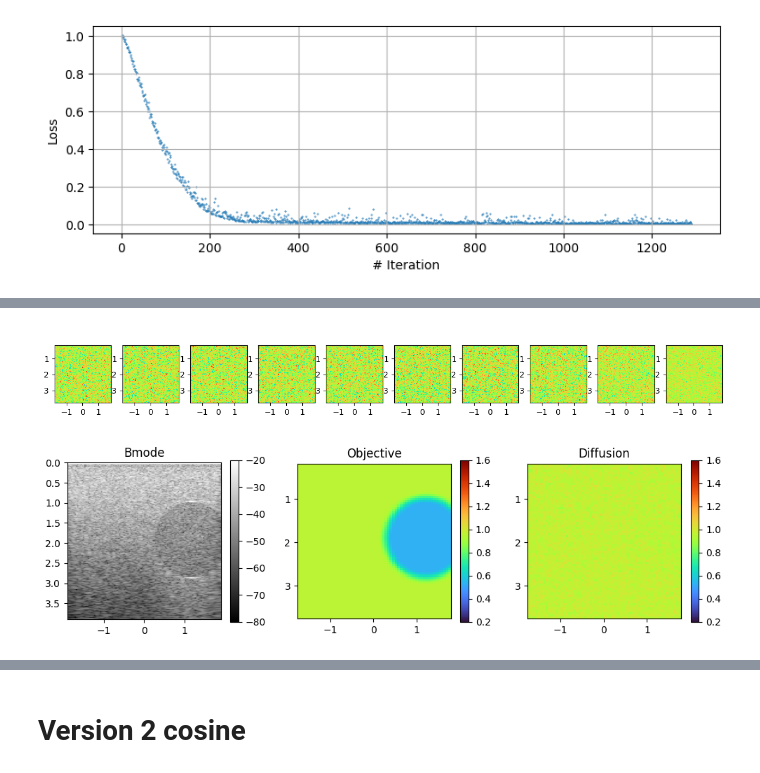
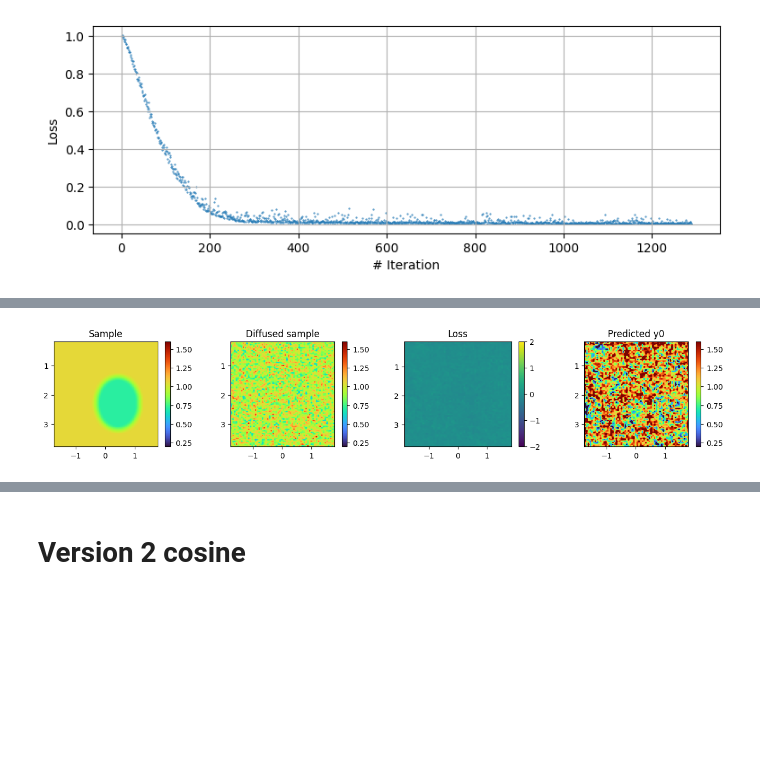
Before and after one commit to SebastianMerino/DL-Attenuation, a Jupyter notebook: sampling_simple_v2.ipynb, the cells around one changed output, grey strips where cells are left out. Saved outputs shown, nothing was run; the diff lists cells and outputs as text; code cells hidden in the pictures; blank space fills up the shorter version.

```diff
--- a/sampling_simple_v2.ipynb
+++ b/sampling_simple_v2.ipynb
@@ -141,47 +152,50 @@ plt.show()
 # %%
-sample_id = 1
-x_sample, y_sample = data.__getitem__(sample_id)
-x_sample = x_sample.unsqueeze(0)
-y_sample = y_sample.unsqueeze(0)
+timestep = 900
+noise = torch.randn_like(y_sample)
+t = torch.reshape(torch.Tensor([timestep]).int(), (x_sample.shape[0],)).to(device)
+y_pert = diffusion.q_sample(y_sample, t, noise)
 
-data_dict = loadmat(str(mat_folder / data.data_file_list[sample_id]))
-rf = data_dict['rf']
-Bmode = 20 * np.log10(np.abs(hilbert(rf, axis=0)))
-Bmode = Bmode - np.max(Bmode)
-
-# Sampling
+# use network to recover noise
 (b, c, m, n) = x_sample.shape
 pad_m = (m // 16 + 1) * 16 - m
 pad_n = (n // 16 + 1) * 16 - n
 x_pad = torch.cat((x_sample, torch.zeros((b, c, pad_m, n), device=device)), dim=2)
 x_pad = torch.cat((x_pad, torch.zeros((b, c, m + pad_m, pad_n),device=device)), dim=3)
-y_pad = torch.cat((y_sample, torch.zeros((b, 1, pad_m, n), device=device)), dim=2)
+y_pad = torch.cat((y_pert, torch.zeros((b, 1, pad_m, n), device=device)), dim=2)
 y_pad = torch.cat((y_pad, torch.zeros((b, 1, m + pad_m, pad_n),device=device)), dim=3)
+with torch.inference_mode():
+    pred = diffusion.p_mean_variance(model2, x_pad, y_pad, t,clip_denoised=False)
+    y_0 = pred['pred_xstart'][:,:,:m,:n]
+    predicted_noise = model2(x_pad, y_pad, t)
+    predicted_noise = predicted_noise[0,0,:m,:n]
 
-intermediate = []
-for step in diffusion.p_sample_loop_progressive(model2, y_pad.shape, x_pad, progress=True, clip_denoised=True):
-    intermediate.append(step['sample'].cpu().detach()[:, :, :m, :n])
-show_reverse_process(intermediate[::100])
 
-plt.figure(figsize=(12, 3))
-plt.subplot(1, 3, 1)
-plt.imshow(Bmode, cmap='gray', extent=extentBm)
-plt.clim([-80, -20])
+plt.figure(figsize=(16, 2.5))
+plt.subplot(1, 4, 1)
+show_tensor_image(y_sample.cpu().detach())
+plt.set_cmap('turbo')
 plt.colorbar()
-plt.title('Bmode')
+plt.title('Sample')
 
-plt.subplot(1, 3, 2)
-show_tensor_image(y_sample.cpu())
+plt.subplot(1, 4, 2)
+show_tensor_image(y_pert.cpu().detach())
 plt.colorbar()
 plt.set_cmap('turbo')
-plt.title('Objective')
+plt.title('Diffused sample')
 
-plt.subplot(1, 3, 3)
-show_tensor_image(intermediate[-1])
+pred_error = (predicted_noise-noise).cpu().detach().squeeze()
+plt.subplot(1, 4, 3)
+plt.imshow(pred_error, extent=extent_ACS)
+plt.colorbar()
+plt.clim(-2, 2)
+plt.set_cmap('viridis')
+plt.title('Loss')
+
+plt.subplot(1, 4, 4)
+show_tensor_image(y_0.cpu().detach())
 plt.colorbar()
 plt.set_cmap('turbo')
-plt.title('Diffusion')
+plt.title('Predicted y0')
 plt.show()
 # %% [output]
-[figure, old version]
+[figure, new version]
-[figure, removed]
```
Also changed, not shown: parts of 7 cells of this notebook, 3 other files.
